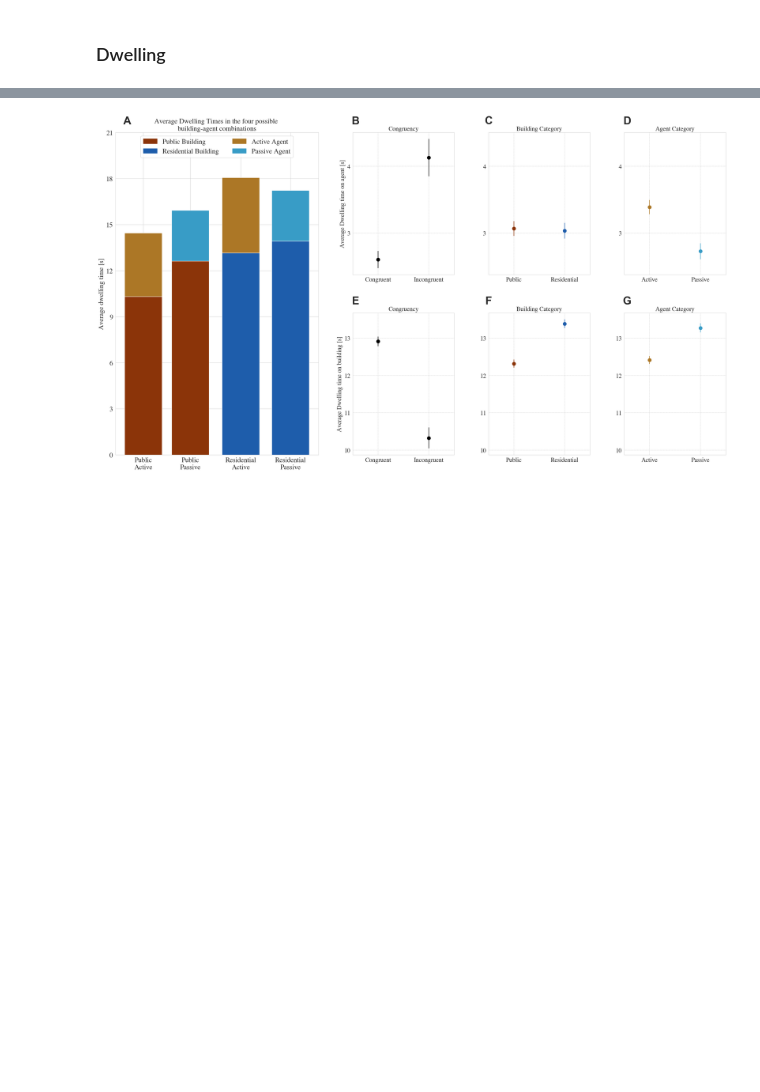
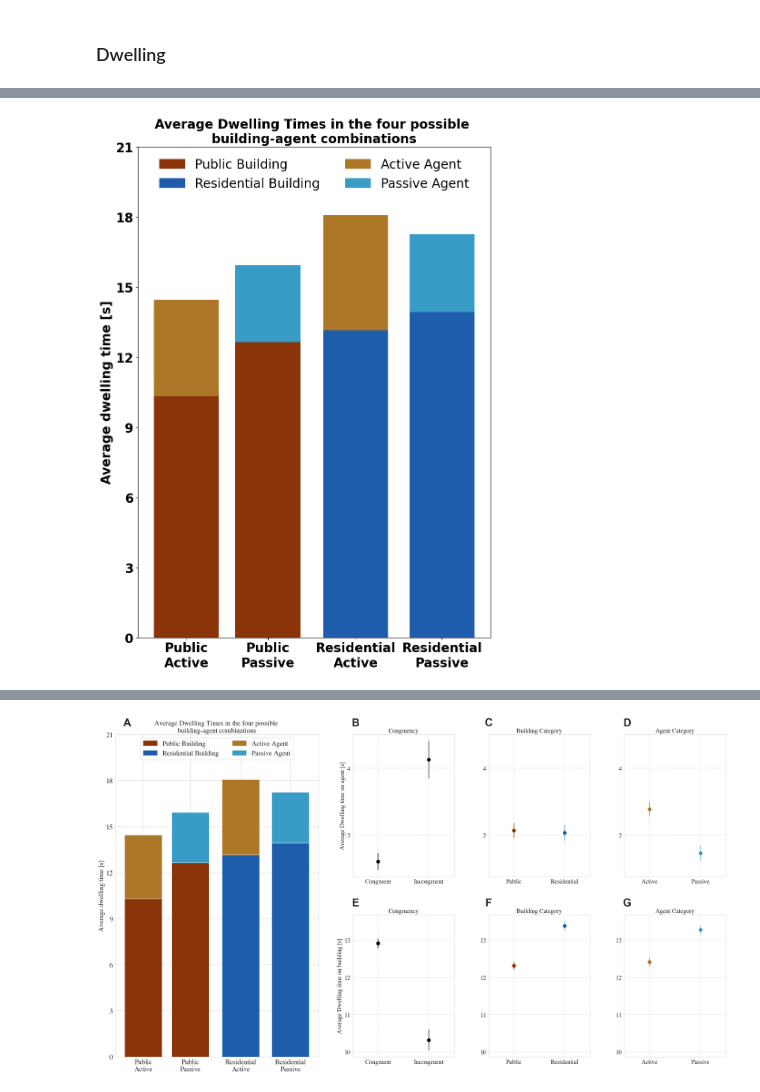
Before and after one commit to tracysanchez/DataAnalysis, a Jupyter notebook: Joining_FinalData/4_Dwelling_times.ipynb, the cells around one changed output, grey strips where cells are left out. Cells and saved outputs as stored; diff of their text form; code cells hidden in the pictures; blank space fills up the shorter version.

```diff
--- a/Joining_FinalData/4_Dwelling_times.ipynb
+++ b/Joining_FinalData/4_Dwelling_times.ipynb
@@ -602,3 +607,50 @@ display(Complete_Experiments_Agent[Complete_Experiments_Agent.Agent_Category ==
+# %%
+# Create a new figure with adjusted size (you can change the size if needed)
+fig = plt.figure(figsize=(10, 14))
+
+# Define the single grid structure
+gs = gridspec.GridSpec(1, 1) # One subplot
+
+ax0 = fig.add_subplot(gs[0, 0]) # Add the only plot
+
+# Plot the data with the determined colors
+ax0.bar(new_bar_positions, grouped['Dwelling_Time_Building_Gaze'], color=bottom_colors)
+ax0.bar(new_bar_positions, grouped['Dwelling_Time_Agent_Gaze'], bottom=grouped['Dwelling_Time_Building_Gaze'], color=top_colors)
+
+# Set the x-ticks and their labels
+ax0.set_ylim((0, 21))
+ax0.set_xticks(new_bar_positions)
+ax0.set_xticklabels(grouped['Building_Agent'], rotation=0, fontweight='bold')
+loc = plt.MaxNLocator(integer=True)
+ax0.yaxis.set_major_locator(loc)
+
+# Manually set tick labels to bold
+for label in ax0.get_yticklabels():
+    label.set_fontsize(20)
+    label.set_fontweight('bold')
+
+for label in ax0.get_xticklabels():
+    label.set_fontsize(20)
+    label.set_fontweight('bold')
+
+# Set y-axis label and title to bold
+ax0.set_ylabel('Average dwelling time [s]', fontweight='bold', fontsize=20)
+ax0.set_title('Average Dwelling Times in the four possible \nbuilding-agent combinations', fontsize=20, fontweight='bold')
+
+# Create custom legend
+legend_elements = [
+    mpatches.Patch(color=hex_codes[1], label='Public Building'),
+    mpatches.Patch(color=hex_codes[-2], label='Residential Building'),
+    mpatches.Patch(color=hex_codes[4], label='Active Agent'),
+    mpatches.Patch(color=hex_codes[-5], label='Passive Agent')
+]
+ax0.legend(ncol=2, loc="upper center", handles=legend_elements, fontsize=20, frameon=False)
+
+# Save the figure with tight layout
+plt.savefig("/Volumes/TwoTeras/2_DataSets_Experiments_1_2/Plots/Dwelling_times_single_plot_bold.png", bbox_inches="tight", pad_inches=0.1)
+plt.show()
+# %% [output]
+[figure, added]
 # %%
 
 display(Complete_Experiments_Building[Complete_Experiments_Building.Building_Category == 'Public'][['Dwelling_Time_Agent_Gaze_mean', 'Dwelling_Time_Agent_Gaze_std', 'Building_Category','Dwelling_Time_Building_Gaze_mean', 'Dwelling_Time_Building_Gaze_std']])
```
Also changed, not shown: parts of 23 cells of this notebook, 2 other files.
